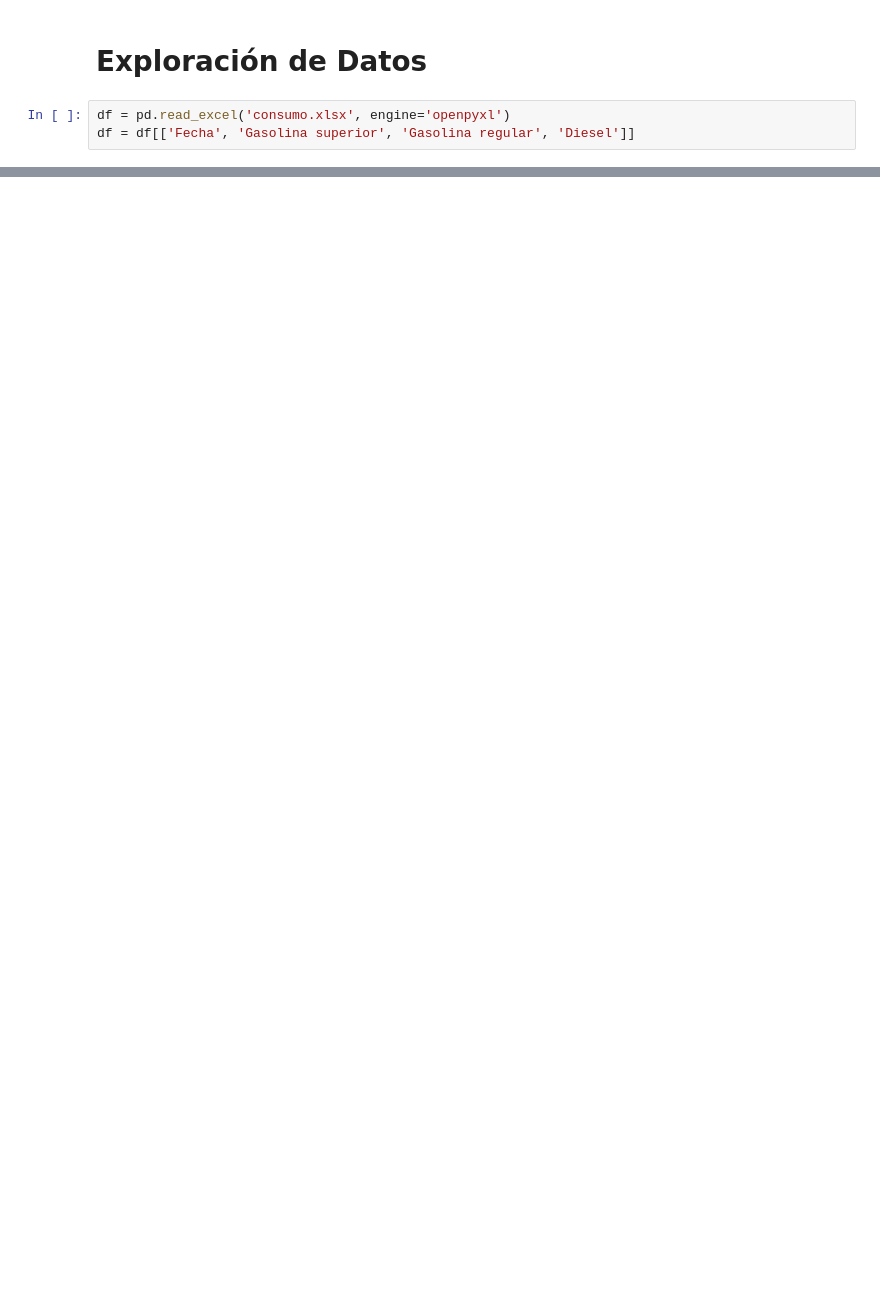
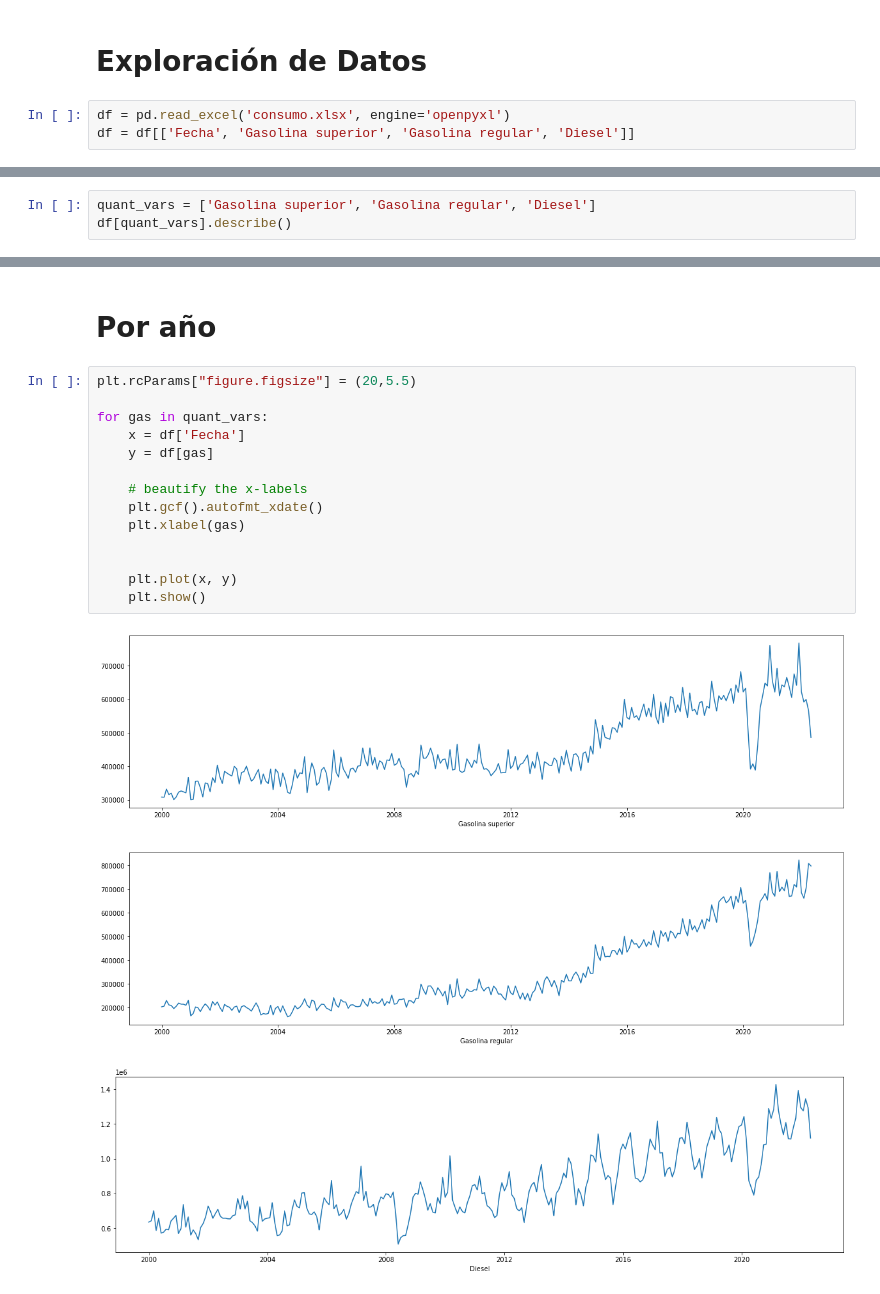
Before and after one commit to andreamalin/HDT2_DS, a Jupyter notebook: main.ipynb, the cells around one changed output, grey strips where cells are left out. Drawn from its saved outputs; the diff is of its cells as text; blank space fills up the shorter version.

```diff
--- a/main.ipynb
+++ b/main.ipynb
@@ -29,0 +34,3 @@ df
+# %%
+quant_vars = ['Gasolina superior', 'Gasolina regular', 'Diesel']
+df[quant_vars].describe()
@@ -29,0 +53,20 @@ df
+# %% [markdown]
+# Por año
+# %%
+plt.rcParams["figure.figsize"] = (20,5.5)
+
+for gas in quant_vars:
+    x = df['Fecha']
+    y = df[gas]
+
+    # beautify the x-labels
+    plt.gcf().autofmt_xdate()
+    plt.xlabel(gas)
+
+
+    plt.plot(x, y)
+    plt.show()
+# %% [output]
+[figure, added]
+[figure, added]
+[figure, added]
```
Also changed, not shown: parts of 9 cells of this notebook.
